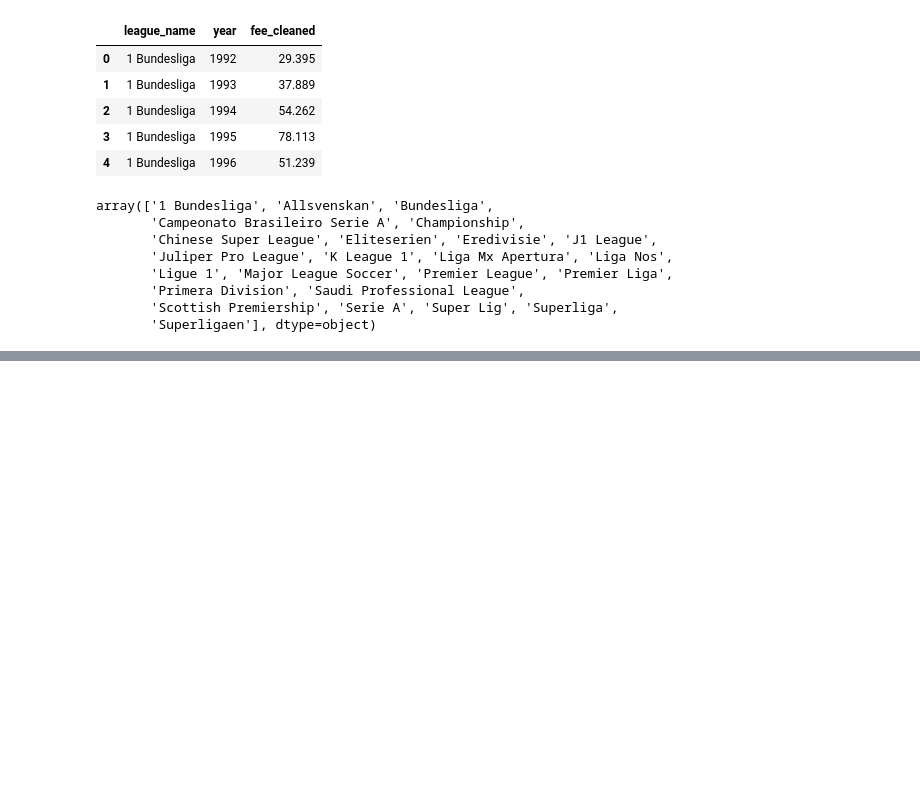
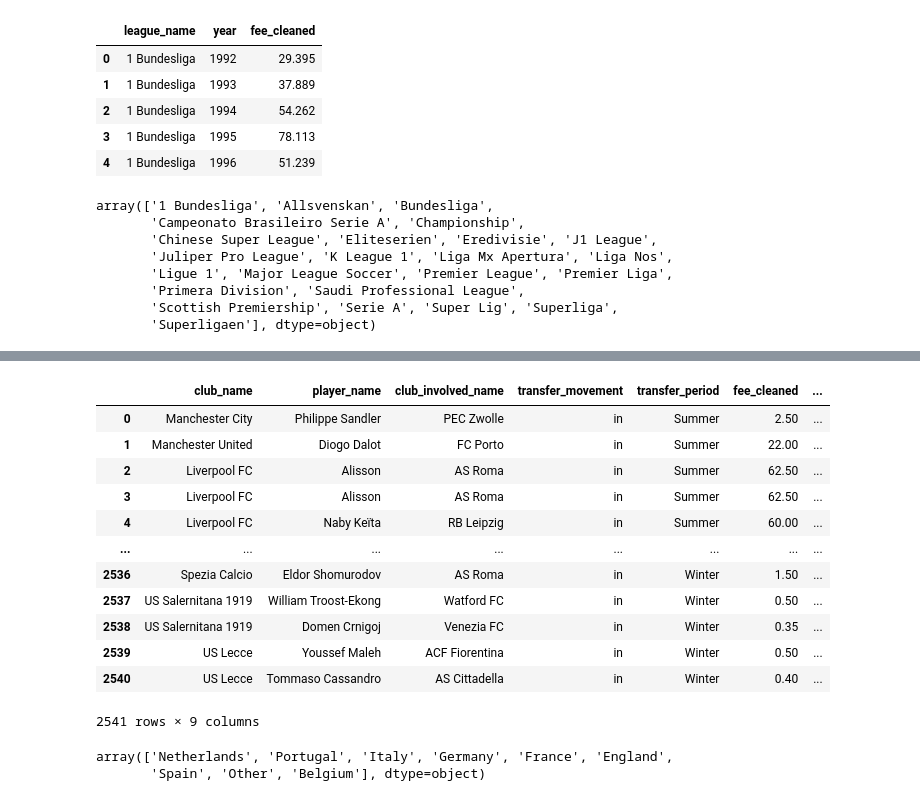
Before and after one commit to AhanPenkar/transfer-analysis, a Jupyter notebook: clean.ipynb, the cells around one changed output, grey strips where cells are left out. Cells and saved outputs as stored; diff of their text form; code cells hidden in the pictures; blank space fills up the shorter version.

```diff
--- a/clean.ipynb
+++ b/clean.ipynb
@@ -300,0 +238,4 @@ Coefficients:
+# %%
+#we are concating them all to prep for the join
+country_df = pd.concat([austria_df, england_df, russia_df, sweden_df, spain_df, denmark_df, ukraine_df, germany_df, italy_df, france_df, scotland_df, belgium_df, turkey_df, korea_df, japan_df, netherlands_df, brazil_df, portugal_df], ignore_index=True)
+country_df.sample(5)
@@ -300,0 +249,35 @@ Coefficients:
+# %%
+#cleaning up the main dataframe for our analysis
+#make a new df where the year is more than 2017
+out = df_in[df_in['year'] > 2017]
+out = out[out['league_name'].isin(['Premier League', '1 Bundesliga', 'Primera Division', 'Ligue 1', 'Serie A'])]
+out = out.dropna(subset=['fee_cleaned'])
+# %%
+#this is the join
+results = fpd.fuzzy_merge(out, country_df,
+            left_on=['club_involved_name'],
+            right_on=['Squad'],
+            keep_left=['club_name','player_name', 'club_involved_name', 'transfer_movement', 'transfer_period', 'fee_cleaned', 'league_name'],
+            keep_right=['Squad', 'country'])
+# %%
+results
+# %% [output]
+|  | club_name | player_name | club_involved_name | transfer_movement | transfer_period | fee_cleaned | ... |
+| 0 | Manchester City | Philippe Sandler | PEC Zwolle | in | Summer | 2.50 | ... |
+| 1 | Manchester United | Diogo Dalot | FC Porto | in | Summer | 22.00 | ... |
+| 2 | Liverpool FC | Alisson | AS Roma | in | Summer | 62.50 | ... |
+| 3 | Liverpool FC | Alisson | AS Roma | in | Summer | 62.50 | ... |
+| 4 | Liverpool FC | Naby Keïta | RB Leipzig | in | Summer | 60.00 | ... |
+| ... | ... | ... | ... | ... | ... | ... | ... |
+| 2536 | Spezia Calcio | Eldor Shomurodov | AS Roma | in | Winter | 1.50 | ... |
+| 2537 | US Salernitana 1919 | William Troost-Ekong | Watford FC | in | Winter | 0.50 | ... |
+| 2538 | US Salernitana 1919 | Domen Crnigoj | Venezia FC | in | Winter | 0.35 | ... |
+| 2539 | US Lecce | Youssef Maleh | ACF Fiorentina | in | Winter | 0.50 | ... |
+| 2540 | US Lecce | Tommaso Cassandro | AS Cittadella | in | Winter | 0.40 | ... |
+2541 rows × 9 columns
+# %%
+#show me unique country
+results['country'].unique()
+# %% [output]
+array(['Netherlands', 'Portugal', 'Italy', 'Germany', 'France', 'England',
+       'Spain', 'Other', 'Belgium'], dtype=object)
```
Also changed, not shown: parts of 19 cells of this notebook, 21 other files.
